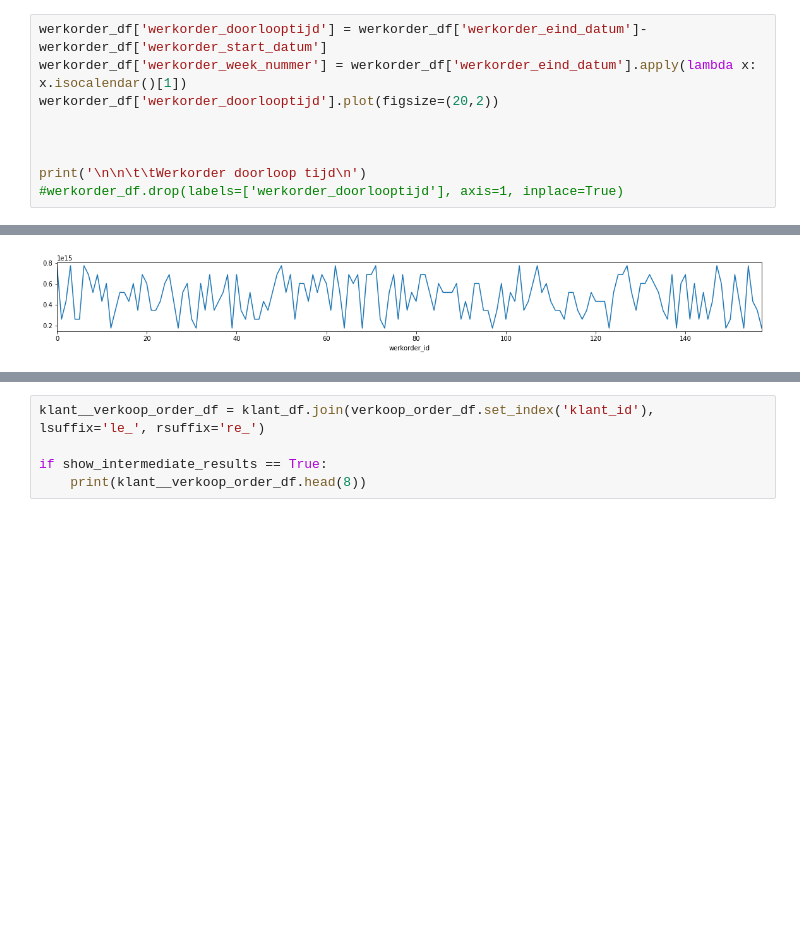
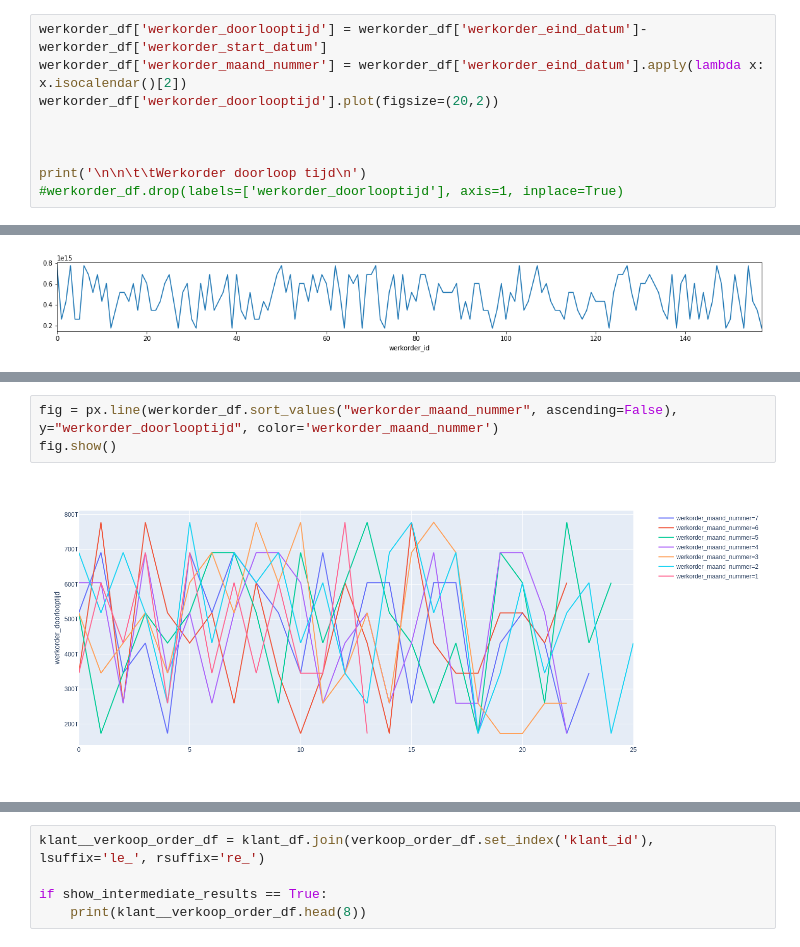
Before and after one commit to maartenor/demo-databases, a Jupyter notebook: create_dataframes.ipynb, the cells around one changed output, grey strips where cells are left out. Saved outputs shown, nothing was run; the diff lists cells and outputs as text; blank space fills up the shorter version.

```diff
--- a/create_dataframes.ipynb
+++ b/create_dataframes.ipynb
@@ -234,7 +246,7 @@ werkorder_id
 9                      2019-05-23
 # %%
 werkorder_df['werkorder_doorlooptijd'] = werkorder_df['werkorder_eind_datum']-werkorder_df['werkorder_start_datum']
-werkorder_df['werkorder_week_nummer'] = werkorder_df['werkorder_eind_datum'].apply(lambda x: x.isocalendar()[1])
+werkorder_df['werkorder_maand_nummer'] = werkorder_df['werkorder_eind_datum'].apply(lambda x: x.isocalendar()[2])
 werkorder_df['werkorder_doorlooptijd'].plot(figsize=(20,2))
 
 
@@ -256,0 +259,5 @@ fig.show()
+# %%
+fig = px.line(werkorder_df.sort_values("werkorder_maand_nummer", ascending=False),  y="werkorder_doorlooptijd", color='werkorder_maand_nummer')
+fig.show()
+# %% [output]
+[figure, added]
```
Also changed, not shown: parts of 10 cells of this notebook, 2 other files.
